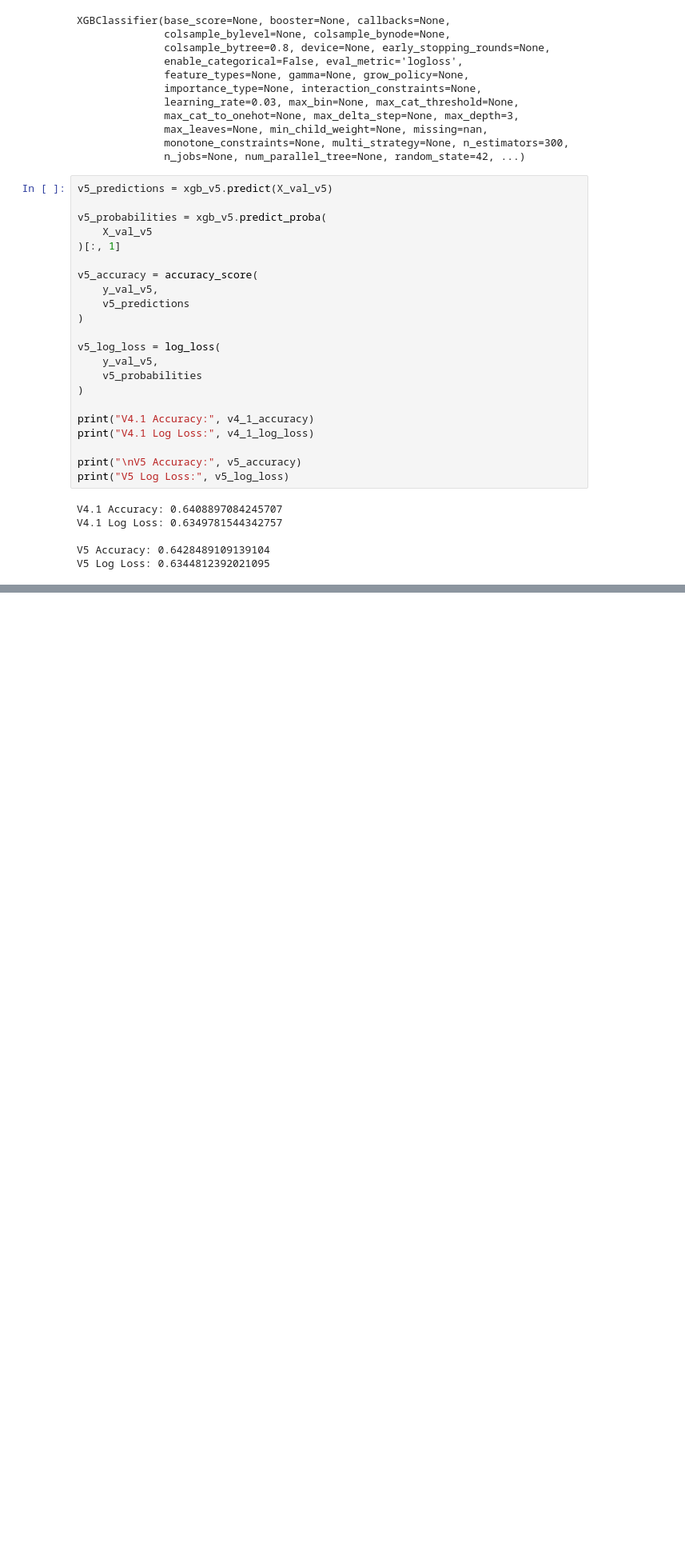
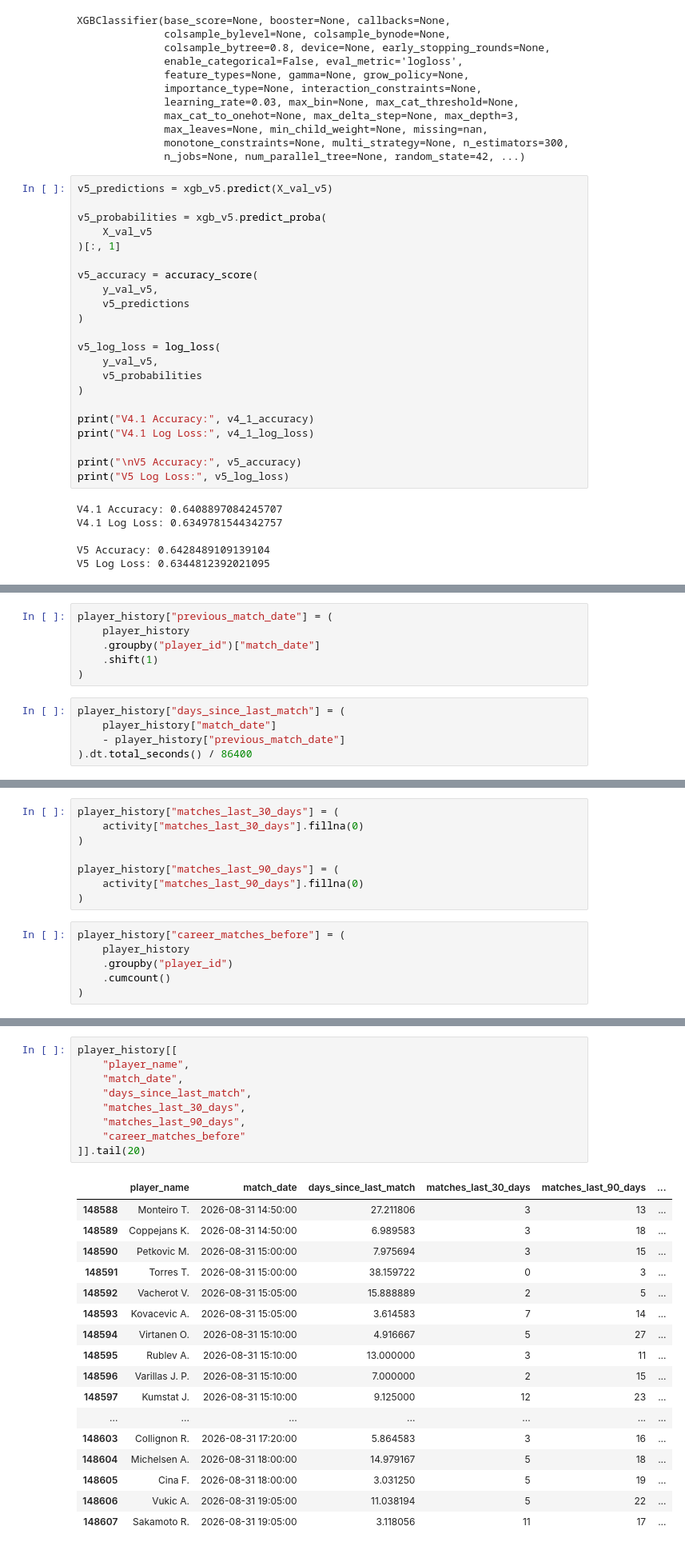
Before and after one commit to chirag330/Tennis-ML-Predictor---US-Open, a Jupyter notebook: Main.ipynb, the cells around one changed output, grey strips where cells are left out. Shown at 80% size. Cells and saved outputs as stored; diff of their text form; blank space fills up the shorter version.

```diff
--- a/Main.ipynb
+++ b/Main.ipynb
@@ -3372,0 +3379,11 @@ V5 Log Loss: 0.6344812392021095
+# %%
+player_history["previous_match_date"] = (
+    player_history
+    .groupby("player_id")["match_date"]
+    .shift(1)
+)
+# %%
+player_history["days_since_last_match"] = (
+    player_history["match_date"]
+    - player_history["previous_match_date"]
+).dt.total_seconds() / 86400
@@ -3372,0 +3456,14 @@ V5 Log Loss: 0.6344812392021095
+# %%
+player_history["matches_last_30_days"] = (
+    activity["matches_last_30_days"].fillna(0)
+)
+
+player_history["matches_last_90_days"] = (
+    activity["matches_last_90_days"].fillna(0)
+)
+# %%
+player_history["career_matches_before"] = (
+    player_history
+    .groupby("player_id")
+    .cumcount()
+)
@@ -3372,0 +3589,27 @@ V5 Log Loss: 0.6344812392021095
+# %%
+player_history[[
+    "player_name",
+    "match_date",
+    "days_since_last_match",
+    "matches_last_30_days",
+    "matches_last_90_days",
+    "career_matches_before"
+]].tail(20)
+# %% [output]
+|  | player_name | match_date | days_since_last_match | matches_last_30_days | matches_last_90_days | ... |
+| 148588 | Monteiro T. | 2026-08-31 14:50:00 | 27.211806 | 3 | 13 | ... |
+| 148589 | Coppejans K. | 2026-08-31 14:50:00 | 6.989583 | 3 | 18 | ... |
+| 148590 | Petkovic M. | 2026-08-31 15:00:00 | 7.975694 | 3 | 15 | ... |
+| 148591 | Torres T. | 2026-08-31 15:00:00 | 38.159722 | 0 | 3 | ... |
+| 148592 | Vacherot V. | 2026-08-31 15:05:00 | 15.888889 | 2 | 5 | ... |
+| 148593 | Kovacevic A. | 2026-08-31 15:05:00 | 3.614583 | 7 | 14 | ... |
+| 148594 | Virtanen O. | 2026-08-31 15:10:00 | 4.916667 | 5 | 27 | ... |
+| 148595 | Rublev A. | 2026-08-31 15:10:00 | 13.000000 | 3 | 11 | ... |
+| 148596 | Varillas J. P. | 2026-08-31 15:10:00 | 7.000000 | 2 | 15 | ... |
+| 148597 | Kumstat J. | 2026-08-31 15:10:00 | 9.125000 | 12 | 23 | ... |
+| ... | ... | ... | ... | ... | ... | ... |
+| 148603 | Collignon R. | 2026-08-31 17:20:00 | 5.864583 | 3 | 16 | ... |
+| 148604 | Michelsen A. | 2026-08-31 18:00:00 | 14.979167 | 5 | 18 | ... |
+| 148605 | Cina F. | 2026-08-31 18:00:00 | 3.031250 | 5 | 19 | ... |
+| 148606 | Vukic A. | 2026-08-31 19:05:00 | 11.038194 | 5 | 22 | ... |
+| 148607 | Sakamoto R. | 2026-08-31 19:05:00 | 3.118056 | 11 | 17 | ... |
```
Also changed, not shown: parts of 34 cells of this notebook, 7 other files.
